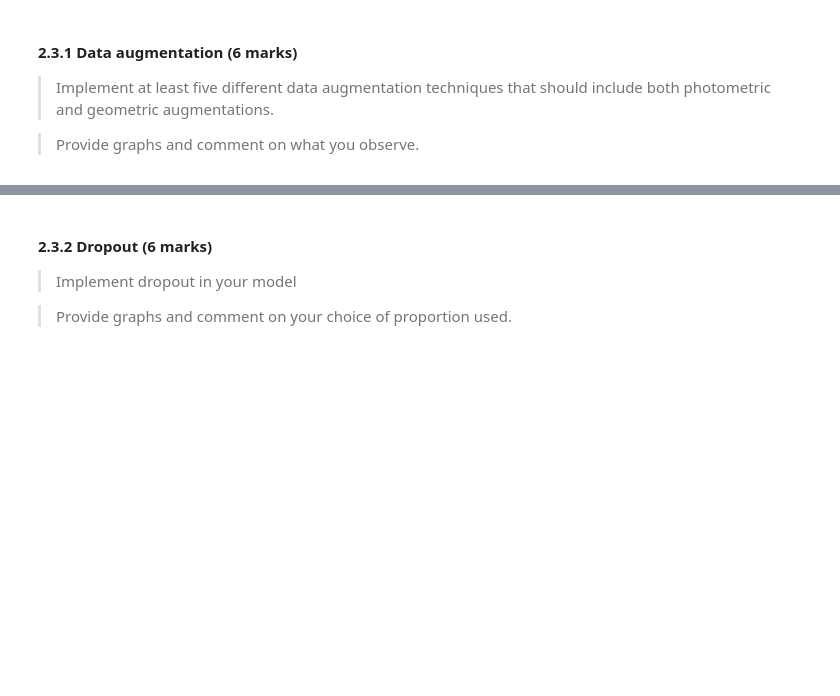
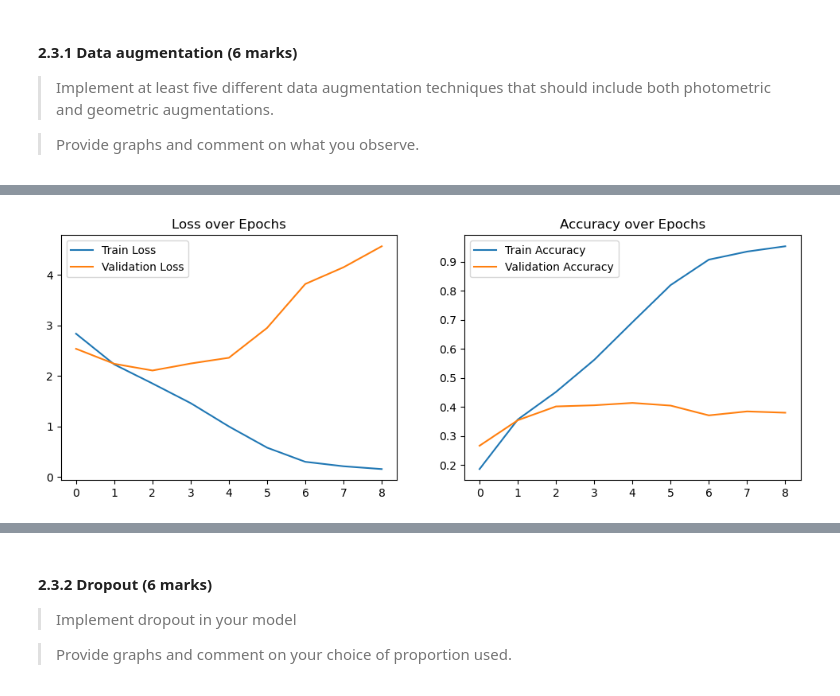
Before and after one commit to assh/dl_assessment2, a Jupyter notebook: COMP5625M_assessment2024_problem.ipynb, the cells around one changed output, grey strips where cells are left out. Drawn from its saved outputs; the diff is of its cells as text; code cells hidden in the pictures; blank space fills up the shorter version.

```diff
--- a/COMP5625M_assessment2024_problem.ipynb
+++ b/COMP5625M_assessment2024_problem.ipynb
@@ -692,7 +741,8 @@ cnn_criterion = nn.CrossEntropyLoss()
 cnn_optimizer = optim.Adam(cnn_model.parameters(), lr=1e-3)
 
 # Train CNN model
-cnn_model, cnn_history = train_model(cnn_model, train_loader, val_loader, cnn_criterion, cnn_optimizer, num_epochs=25)
+cnn_model, cnn_history = train_model(cnn_model, train_loader, val_loader, cnn_criterion, cnn_optimizer, num_epochs=9)
 
 # Plot training history for CNN
 plot_training_history(cnn_history)
+# %% [output]
@@ -698,0 +758 @@ plot_training_history(cnn_history)
+[figure, added]
```
Also changed, not shown: parts of 44 cells of this notebook.
